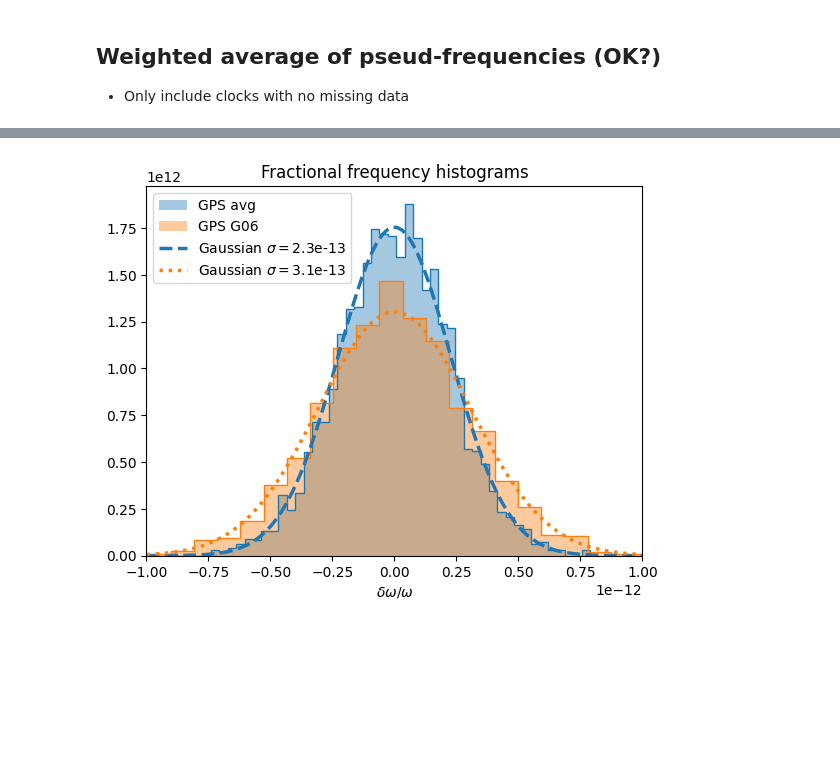
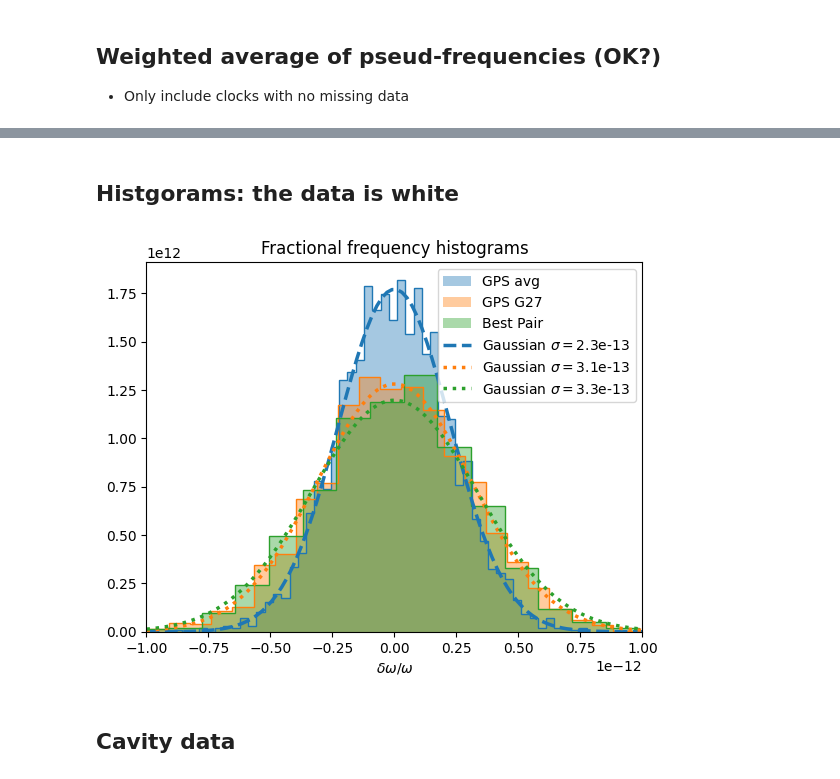
Before and after one commit to benroberts999/gps-analysis, a Jupyter notebook: gps-jupyter.ipynb, the cells around one changed output, grey strips where cells are left out. Cells and saved outputs as stored; diff of their text form; code cells hidden in the pictures; blank space fills up the shorter version.

```diff
--- a/gps-jupyter.ipynb
+++ b/gps-jupyter.ipynb
@@ -250,0 +262,19 @@ print(min(sigmas))
+# %%
+i1 = indexes[0]
+i2 = 4
+print(clocks[i1], clocks[i2])
+
+dwL = (dws[i1] - np.mean(dws[i1])) - (dws[i2] - np.mean(dws[i2]))
+
+plt.plot(
+    t, dws[i1] - np.mean(dws[i1]), label=f"{clocks[i1]}, $\sigma$={sigmas[i1]:.1e}"
+)
+plt.plot(
+    t,
+    dws[i2] - np.mean(dws[i2]) + 2e-12,
+    label=f"{clocks[i2]}, $\sigma$={sigmas[i2]:.1e}",
+)
+plt.plot(t, dwL + 4e-12, label=f"{clocks[i1]}-{clocks[i2]}, $\sigma$={np.std(dwL):.1e}")
+plt.plot(t, dw_av + 6e-12, label=f"Weighted av: $\sigma$={np.std(dw_av):.1e}")
+plt.legend()
+plt.show()
@@ -251,15 +284,17 @@ print(min(sigmas))
+# %% [markdown]
+## Histgorams: the data is white
 # %%
 from scipy import stats
 
 plt.hist(
-    sdws,
+    dw_av,
     bins=50,
     histtype="step",
     color="C0",
     density=True,
 )
 plt.hist(
-    sdws,
+    dw_av,
     bins=50,
     histtype="stepfilled",
     color="C0",
@@ -281,33 +316,61 @@ plt.hist(
     density=True,
     histtype="stepfilled",
     color="C1",
     alpha=0.4,
     label=f"GPS {clocks[indexes[0]]}",
 )
 
+plt.hist(
+    dwL,
+    bins=50,
+    histtype="step",
+    color="C2",
+    density=True,
+)
+plt.hist(
+    dwL,
+    bins=50,
+    histtype="stepfilled",
+    color="C2",
+    alpha=0.4,
+    density=True,
+    label="Best Pair",
+)
+
 x = np.linspace(-1e-12, 1e-12, 100)
 
 plt.plot(
     x,
-    stats.norm.pdf(x, np.mean(sdws), np.std(sdws)),
-    label=f"Gaussian $\\sigma=${np.std(sdws):.1e}",
+    stats.norm.pdf(x, np.mean(dw_av), np.std(dw_av)),
+    label=f"Gaussian $\\sigma=${np.std(dw_av):.1e}",
     color="C0",
     linestyle="dashed",
     lw=2.5,
 )
 plt.plot(
     x,
     stats.norm.pdf(x, 0, np.std(dws[indexes[0]])),
     label=f"Gaussian $\\sigma=${np.std(dws[indexes[0]]):.1e}",
     color="C1",
     linestyle="dotted",
     lw=2.5,
 )
 
+plt.plot(
+    x,
+    stats.norm.pdf(x, 0, np.std(dwL)),
+    label=f"Gaussian $\\sigma=${np.std(dwL):.1e}",
+    color="C2",
+    linestyle="dotted",
+    lw=2.5,
+)
+
 plt.xlabel("$\\delta\\omega/\\omega$")
 plt.xlim(-1e-12, 1e-12)
 plt.title("Fractional frequency histograms")
 plt.legend()
 plt.show()
 # %% [output]
-[figure, old version]
+[figure, new version]
+# %% [markdown]
+## Cavity data
```
Also changed, not shown: parts of 27 cells of this notebook, 3 other files.
